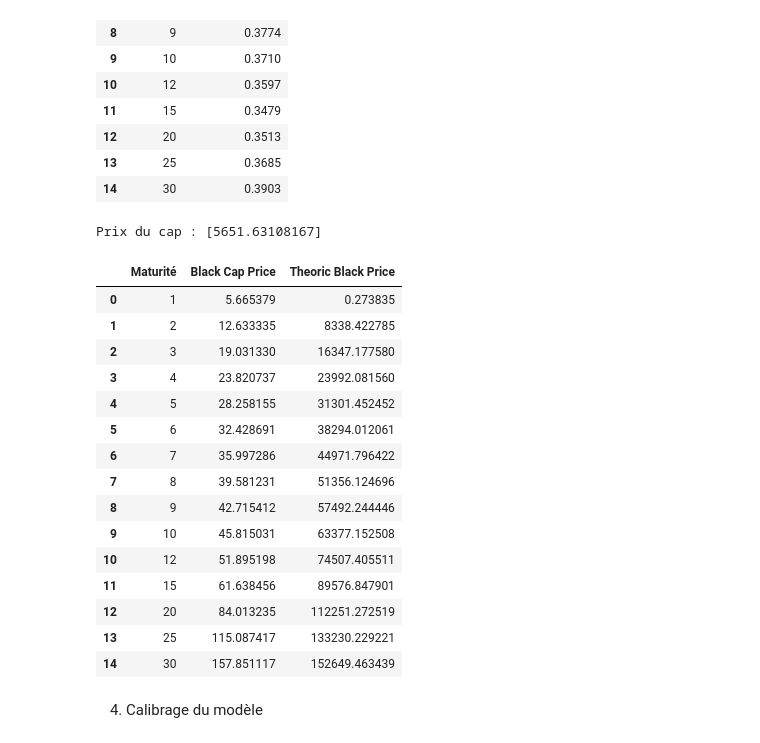
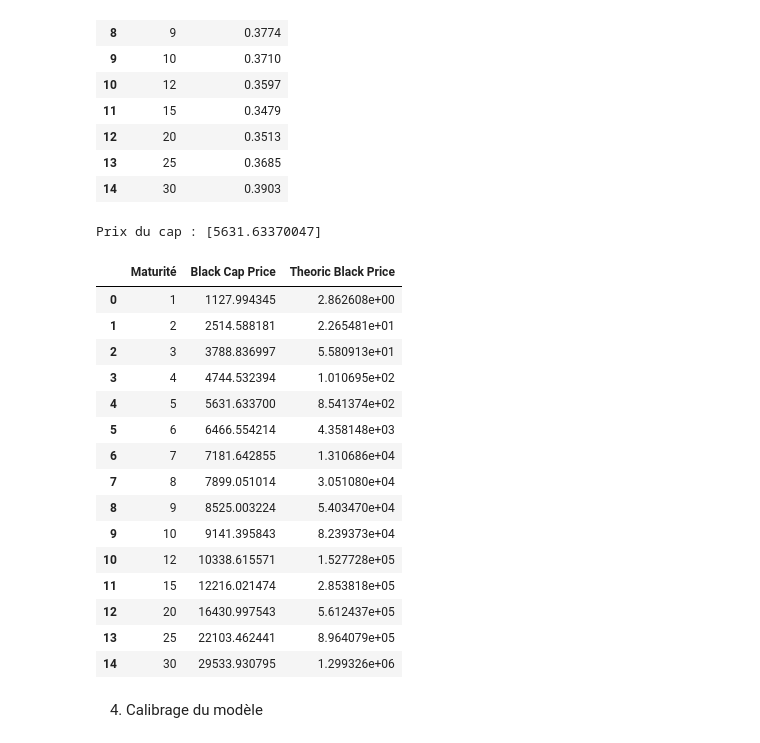
Before and after one commit to massine-djn/StatApp_GSE, a Jupyter notebook: main.ipynb, the cells around one changed output. Cells and saved outputs as stored; diff of their text form; code cells hidden in the pictures.

```diff
--- a/main.ipynb
+++ b/main.ipynb
@@ -401,6 +401,9 @@ plt.legend()
 plt.title('Courbe des prix des obligations zéro-coupon')
 plt.grid()
 plt.show()
+
+interpolateur_prices_zero_coupon_marche = CubicSpline(maturities_interpol, list(prices_zero_coupon_marche.values()), bc_type='natural')
+derivee_prices_zero_coupon_marche = interpolateur_prices_zero_coupon_marche.derivative()
 # %% [output]
 5001
 5001
@@ -477,13 +491,17 @@ def A(t, T, a, b, sigma, eta, rho, r):
 # %%
-def prix_zero_coupon(t, T, a, b, sigma, eta, rho, r):
+def prix_zero_coupon(t, T, a, b, sigma, eta, rho, x, y):
     A_tT = A(t, T, a, b, sigma, eta, rho, r)
-    B_tT = B(t, T, a)
+    B_tT_a = B(t, T, a)
+    B_tT_b = B(t, T, b)
+
     r_t = r[t]
+    x_t = x[t]
+    y_t = y[t]
 
-    return np.exp(-A_tT - B_tT * r_t)
+    return A_tT * np.exp( - B_tT_a * x_t - B_tT_b  * y_t)
 
 # Calcul des prix des obligations zéro-coupon P(0, T)
-zero_coupon_prices = {T : prix_zero_coupon(0, T, a, b, sigma, eta, rho, r) for T in t_grid}
+zero_coupon_prices = {T : prix_zero_coupon(0, T, a, b, sigma, eta, rho, x, y) for T in t_grid}
 
 # Affichage des résultats
 plt.figure(figsize=(12, 6))
@@ -678,9 +704,9 @@ from scipy.integrate import quad
 
 def sigma_a_b(t, T, a, b, sigma, eta, rho):
     def integrand(s, a, b, sigma, eta, rho):
-        V_x = var_x(s, a, sigma)
-        V_y = var_y(s, b, eta)
-        V_xy = cov_xy(s, a, b, sigma, eta, rho)
+        V_x = var_x(s,T, a, sigma)
+        V_y = var_y(s,T, b, eta)
+        V_xy = cov_xy(s,T, a, b, sigma, eta, rho)
         return V_x + V_y + 2 * rho * V_xy
 
     integral_value, _ = quad(integrand, 0, T, args=(a, b, sigma, eta, rho))
@@ -689,12 +715,11 @@ def sigma_a_b(t, T, a, b, sigma, eta, rho):
 
 def theoric_black_cap_price(T, a, b, sigma, eta, rho, zero_coupon_prices = zero_coupon_prices, forward_rates = df_forward_rates, N = 1000000, K=0.03):
 
-    f_0_T = df_forward_rates[df_forward_rates["Maturité"] == T]["Taux Forward f(0,T)"].values[0]
     caplets_maturities = np.arange(1, T+1, 1)
     tau = np.ones_like(caplets_maturities)
     sigma_a_b_ = sigma_a_b(0, T, a, b, sigma, eta, rho)
     P = [zero_coupon_prices[T_i] for T_i in caplets_maturities]
-    F = [forward_rate_G2pp(t-1,t,a,b,sigma,eta,rho,zero_coupon_prices,f_0_T) for t in caplets_maturities]
+    F = [forward_rate_G2pp(t-1, t, a, b, sigma, eta, rho, x,y) for t in caplets_maturities]
 
     assert len(caplets_maturities) == len(P) == len(F) == len(tau), ("Les tailles des entrées ne correspondent pas !"
                                                                      f"Tailles : {len(caplets_maturities)}, {len(P)}, {len(F)}, {len(tau)}")
@@ -707,10 +732,9 @@ def theoric_black_cap_price(T, a, b, sigma, eta, rho, zero_coupon_prices = zero_
         caplet_price = N * P[i] * tau[i] * (F[i] * norm.cdf(d1) - K * norm.cdf(d2))
         caplet_prices.append(caplet_price)
         cap_price += caplet_price
-        print(v_i)
 
 
-    return cap_price, caplet_prices
+    return cap_price[0]
 
 # f_0_T = df_forward_rates.loc[df_forward_rates["Maturité"] == caplets_maturities[-1], "Taux Forward f(0,T)"].values
 # F = [forward_rate_G2pp(0, T_i, a, b, sigma, eta, rho, r, f_0_T) for T_i in caplets_maturities]  # Taux forward
@@ -745,7 +764,7 @@ df_implied_volatility
 | 13 | 25 | 0.3685 |
 | 14 | 30 | 0.3903 |
 # %%
-def black_cap_price(T, a, b, sigma, eta, rho, implied_volatility, zero_coupon_prices = zero_coupon_prices, forward_rates = df_forward_rates, N = 1000000, K=0.03):
+def black_cap_price(T, a, b, sigma, eta, rho, implied_volatility, zero_coupon_prices = prices_zero_coupon_marche, forward_rates = df_forward_rates, N = 1000000, K=0.03):
 
     f_0_T = df_forward_rates[df_forward_rates["Maturité"] == T]["Taux Forward f(0,T)"].values[0]
     caplets_maturities = np.arange(1, T+1, 1)
@@ -772,36 +791,36 @@ implied_volatility = df_implied_volatility[df_implied_volatility["Maturity"] ==
 cap_price = black_cap_price(T, a, b, sigma, eta, rho, implied_volatility)
 print(f"Prix du cap : {cap_price}")
 # %% [output]
-Prix du cap : [5651.63108167]
+Prix du cap : [5631.63370047]
 # %%
 # Calcul des prix des caps pour toutes les maturités dans df_implied_volatility
 results = []
 for maturity in df_implied_volatility["Maturity"]:
     implied_vol = df_implied_volatility[df_implied_volatility["Maturity"] == maturity]["Implied Volatility"].values[0]
-    black_price = black_cap_price(maturity, a, b, sigma, eta, rho, implied_vol, zero_coupon_prices, df_forward_rates, N, 0.03)
-    theoric_price = theoric_black_cap_price(maturity, a, b, sigma, eta, rho, zero_coupon_prices, df_forward_rates, N, 0.03)
+    black_price = black_cap_price(maturity, a, b, sigma, eta, rho,  implied_vol,prices_zero_coupon_marche, df_forward_rates, 1000000, 0.03)
+    theoric_price = theoric_black_cap_price(maturity, a, b, sigma, eta, rho, zero_coupon_prices, df_forward_rates, 1000000, 0.03)
     results.append([maturity, black_price, theoric_price])
 
 # Création du DataFrame
 df_results = pd.DataFrame(results, columns=["Maturité", "Black Cap Price", "Theoric Black Price"])
 df_results
 # %% [output]
 |  | Maturité | Black Cap Price | Theoric Black Price |
-| 0 | 1 | 5.665379 | 0.273835 |
-| 1 | 2 | 12.633335 | 8338.422785 |
-| 2 | 3 | 19.031330 | 16347.177580 |
-| 3 | 4 | 23.820737 | 23992.081560 |
-| 4 | 5 | 28.258155 | 31301.452452 |
-| 5 | 6 | 32.428691 | 38294.012061 |
-| 6 | 7 | 35.997286 | 44971.796422 |
-| 7 | 8 | 39.581231 | 51356.124696 |
-| 8 | 9 | 42.715412 | 57492.244446 |
-| 9 | 10 | 45.815031 | 63377.152508 |
-| 10 | 12 | 51.895198 | 74507.405511 |
-| 11 | 15 | 61.638456 | 89576.847901 |
-| 12 | 20 | 84.013235 | 112251.272519 |
-| 13 | 25 | 115.087417 | 133230.229221 |
-| 14 | 30 | 157.851117 | 152649.463439 |
+| 0 | 1 | 1127.994345 | 2.862608e+00 |
+| 1 | 2 | 2514.588181 | 2.265481e+01 |
+| 2 | 3 | 3788.836997 | 5.580913e+01 |
+| 3 | 4 | 4744.532394 | 1.010695e+02 |
+| 4 | 5 | 5631.633700 | 8.541374e+02 |
+| 5 | 6 | 6466.554214 | 4.358148e+03 |
+| 6 | 7 | 7181.642855 | 1.310686e+04 |
+| 7 | 8 | 7899.051014 | 3.051080e+04 |
+| 8 | 9 | 8525.003224 | 5.403470e+04 |
+| 9 | 10 | 9141.395843 | 8.239373e+04 |
+| 10 | 12 | 10338.615571 | 1.527728e+05 |
+| 11 | 15 | 12216.021474 | 2.853818e+05 |
+| 12 | 20 | 16430.997543 | 5.612437e+05 |
+| 13 | 25 | 22103.462441 | 8.964079e+05 |
+| 14 | 30 | 29533.930795 | 1.299326e+06 |
 # %% [markdown]
 4) Calibrage du modèle
 # %% [markdown]
```
Also changed, not shown: parts of 13 cells of this notebook.
